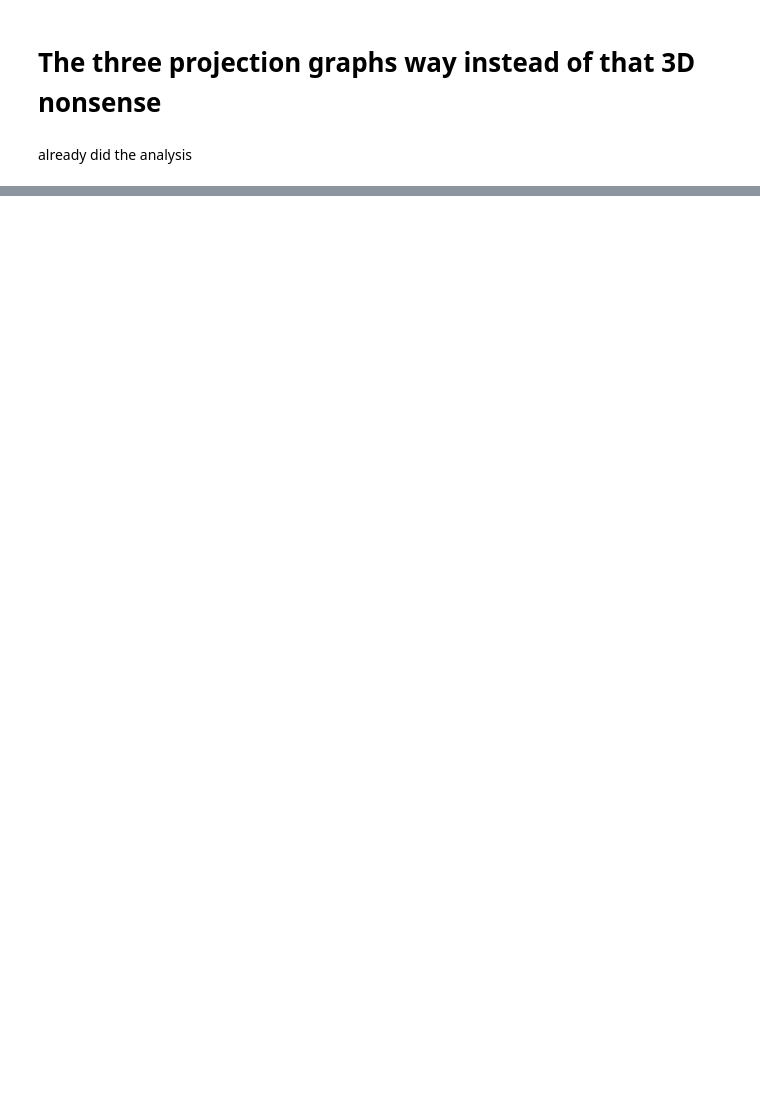
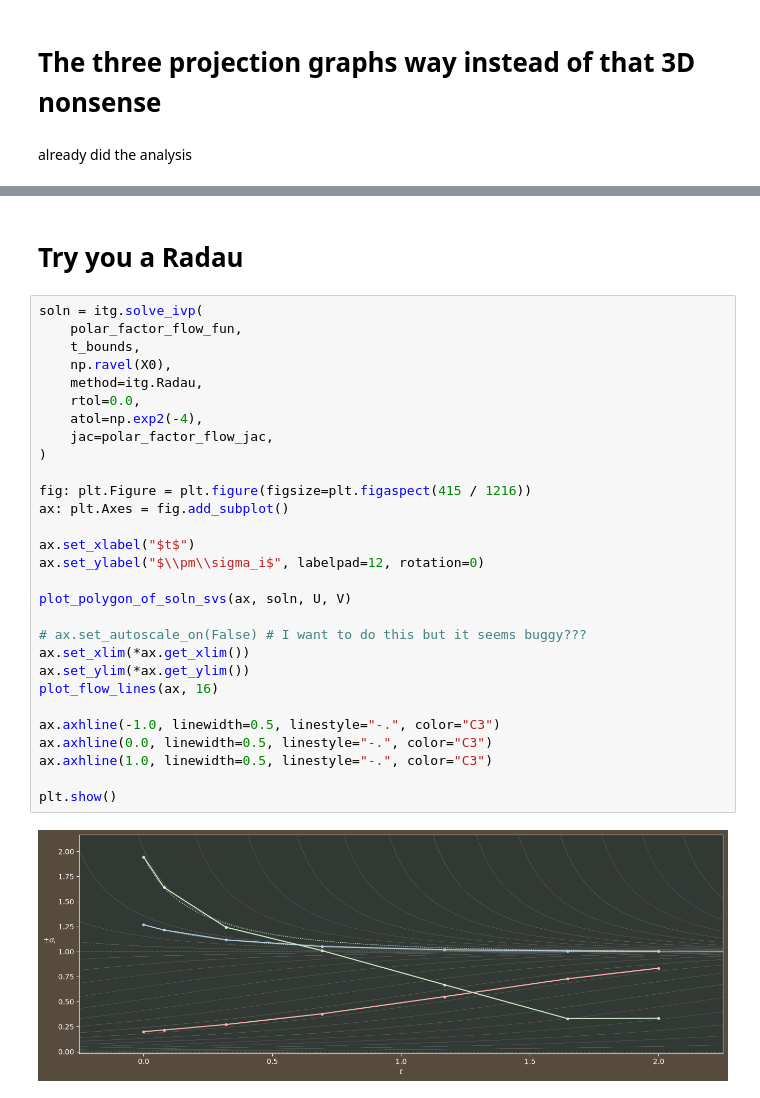
Before and after one commit to 3257077517-collab/Team17, a Jupyter notebook: report/notes.ipynb, the cells around one changed output, grey strips where cells are left out. Saved outputs shown, nothing was run; the diff lists cells and outputs as text; blank space fills up the shorter version.

```diff
--- a/report/notes.ipynb
+++ b/report/notes.ipynb
@@ -769,0 +795,33 @@ make_error_analysis_figure(rk23_error_analysis_result, mpl.colormaps["spring"],
+# %% [markdown]
+# Try you a Radau
+# %%
+soln = itg.solve_ivp(
+    polar_factor_flow_fun,
+    t_bounds,
+    np.ravel(X0),
+    method=itg.Radau,
+    rtol=0.0,
+    atol=np.exp2(-4),
+    jac=polar_factor_flow_jac,
+)
+
+fig: plt.Figure = plt.figure(figsize=plt.figaspect(415 / 1216))
+ax: plt.Axes = fig.add_subplot()
+
+ax.set_xlabel("$t$")
+ax.set_ylabel("$\\pm\\sigma_i$", labelpad=12, rotation=0)
+
+plot_polygon_of_soln_svs(ax, soln, U, V)
+
+# ax.set_autoscale_on(False) # I want to do this but it seems buggy???
+ax.set_xlim(*ax.get_xlim())
+ax.set_ylim(*ax.get_ylim())
+plot_flow_lines(ax, 16)
+
+ax.axhline(-1.0, linewidth=0.5, linestyle="-.", color="C3")
+ax.axhline(0.0, linewidth=0.5, linestyle="-.", color="C3")
+ax.axhline(1.0, linewidth=0.5, linestyle="-.", color="C3")
+
+plt.show()
+# %% [output]
+[figure, added]
```
Also changed, not shown: parts of 9 cells of this notebook.
